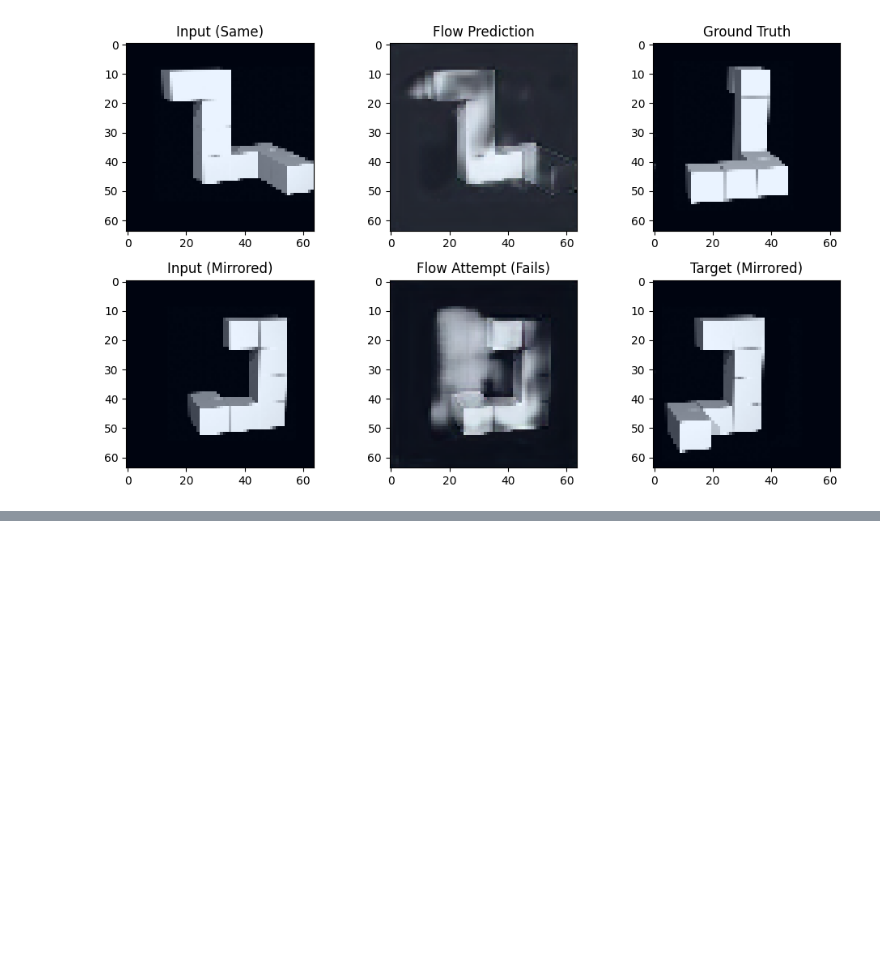
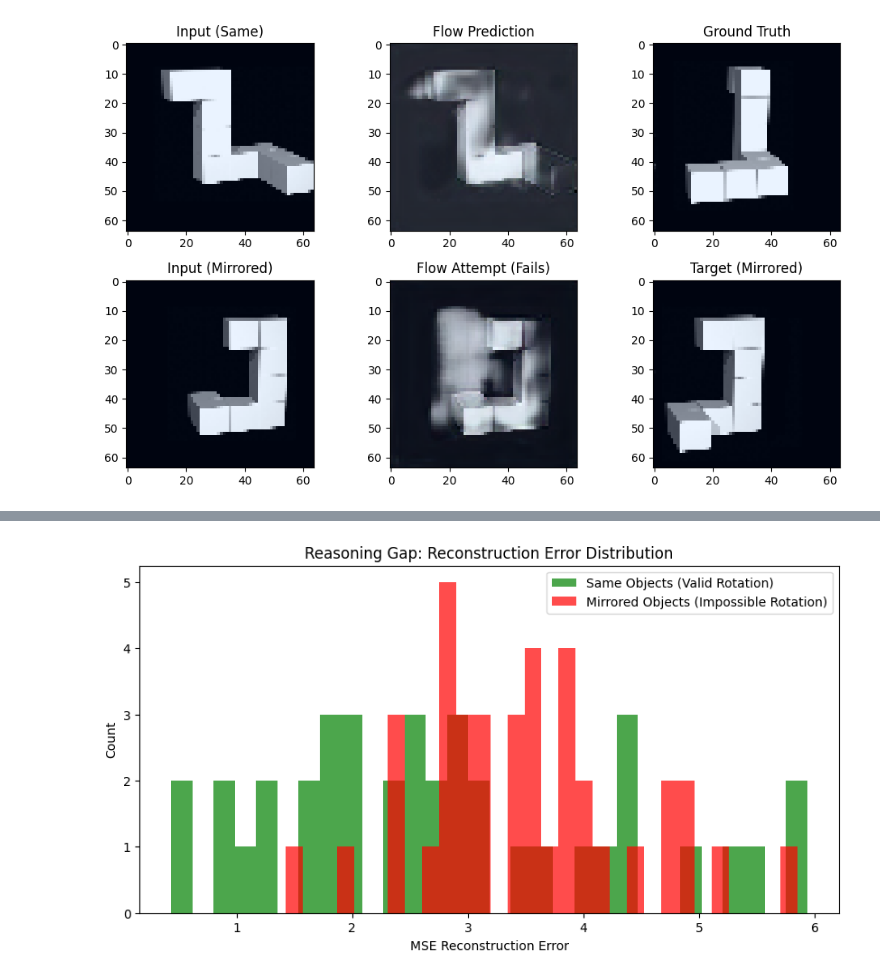
Before and after one commit to mashathepotato/visual-reasoning, a Jupyter notebook: notebooks/fm.ipynb, the cells around one changed output, grey strips where cells are left out. Drawn from its saved outputs; the diff is of its cells as text; code cells hidden in the pictures; blank space fills up the shorter version.

```diff
--- a/notebooks/fm.ipynb
+++ b/notebooks/fm.ipynb
@@ -427,0 +531,98 @@ Visualizing Examples...
+# %%
+errors_same = []
+errors_diff = []
+
+all_labels = []
+all_errors = []
+
+for batch_idx, (x0, x1, labels) in enumerate(test_loader):
+    x0, x1 = x0.to(device), x1.to(device)
+
+    # Generate prediction (10 reasoning steps)
+    x_pred = solve_flow_batch(model, x0, steps=10)
+
+    # Calculate Per-Sample MSE Error (Reconstruction Loss)
+    # Shape: (B, 3, 64, 64) -> (B,)
+    batch_errors = torch.mean((x_pred - x1)**2, dim=[1, 2, 3]).cpu().numpy()
+
+    labels = labels.cpu().numpy()
+
+    # Sort into buckets
+    for i in range(len(labels)):
+        err = batch_errors[i]
+        lbl = labels[i]
+
+        all_errors.append(err)
+        all_labels.append(lbl)
+
+        if lbl == 1.0: # Same
+            errors_same.append(err)
+        else: # Different
+            errors_diff.append(err)
+
+errors_same = np.array(errors_same)
+errors_diff = np.array(errors_diff)
+
+print(f"\n--- Results ---")
+print(f"Mean Error (Same Pairs):      {np.mean(errors_same):.5f} (Should be LOW)")
+print(f"Mean Error (Diff Pairs):      {np.mean(errors_diff):.5f} (Should be HIGH)")
+
+# A. Visualizing the reasoning gap
+plt.figure(figsize=(10, 5))
+plt.hist(errors_same, bins=30, alpha=0.7, label='Same Objects (Valid Rotation)', color='green')
+plt.hist(errors_diff, bins=30, alpha=0.7, label='Mirrored Objects (Impossible Rotation)', color='red')
+plt.title("Reasoning Gap: Reconstruction Error Distribution")
+plt.xlabel("MSE Reconstruction Error")
+plt.ylabel("Count")
+plt.legend()
+plt.show()
+
+# Low error for prediction 1 (same), high error for prediction 0 (diff)
+auc = roc_auc_score(all_labels, -np.array(all_errors))
+print(f"Reasoning AUC Score: {auc:.4f}")
+
+# Find best same and diff examples
+same_indices = np.where(np.array(all_labels) == 1)[0]
+diff_indices = np.where(np.array(all_labels) == 0)[0]
+
+# Pick a random sample from each for display
+idx_same = same_indices[0]
+idx_diff = diff_indices[0]
+
+print("\nVisualizing Examples...")
+fig, ax = plt.subplots(2, 3, figsize=(10, 6))
+
+# Pick first item in last batch that was same
+valid_mask = labels == 1.0
+if valid_mask.any():
+    idx = np.where(valid_mask)[0][0]
+
+    # Show x0
+    img = x0[idx].detach().cpu().permute(1,2,0).numpy(); img=(img-img.min())/(img.max()-img.min())
+    ax[0,0].imshow(img); ax[0,0].set_title("Input (Same)")
+
+    # Show Prediction
+    img = x_pred[idx].detach().cpu().permute(1,2,0).numpy(); img=(img-img.min())/(img.max()-img.min())
+    ax[0,1].imshow(img); ax[0,1].set_title("Flow Prediction")
+
+    # Show Target
+    img = x1[idx].detach().cpu().permute(1,2,0).numpy(); img=(img-img.min())/(img.max()-img.min())
+    ax[0,2].imshow(img); ax[0,2].set_title("Ground Truth")
+
+# Pick first item in last batch that was diff
+diff_mask = labels == 0.0
+if diff_mask.any():
+    idx = np.where(diff_mask)[0][0]
+
+    img = x0[idx].detach().cpu().permute(1,2,0).numpy(); img=(img-img.min())/(img.max()-img.min())
+    ax[1,0].imshow(img); ax[1,0].set_title("Input (Mirrored)")
+
+    img = x_pred[idx].detach().cpu().permute(1,2,0).numpy(); img=(img-img.min())/(img.max()-img.min())
+    ax[1,1].imshow(img); ax[1,1].set_title("Flow Attempt (Fails)")
+
+    img = x1[idx].detach().cpu().permute(1,2,0).numpy(); img=(img-img.min())/(img.max()-img.min())
+    ax[1,2].imshow(img); ax[1,2].set_title("Target (Mirrored)")
+
+plt.tight_layout()
+plt.show()
+# %% [output]
@@ -427,0 +632 @@ Visualizing Examples...
+[figure, added]
```
Also changed, not shown: parts of 2 cells of this notebook.
